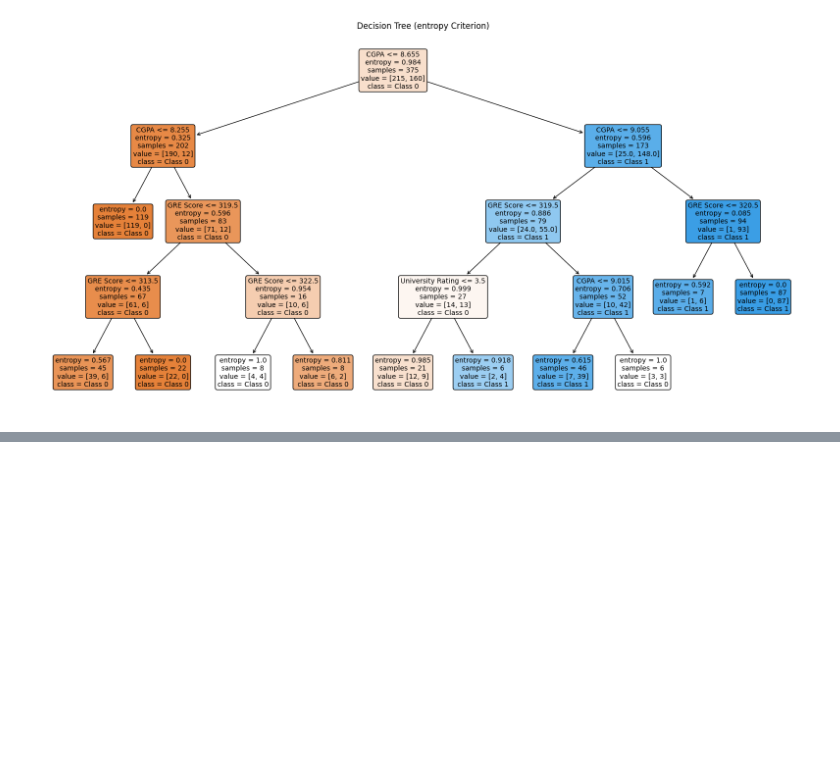
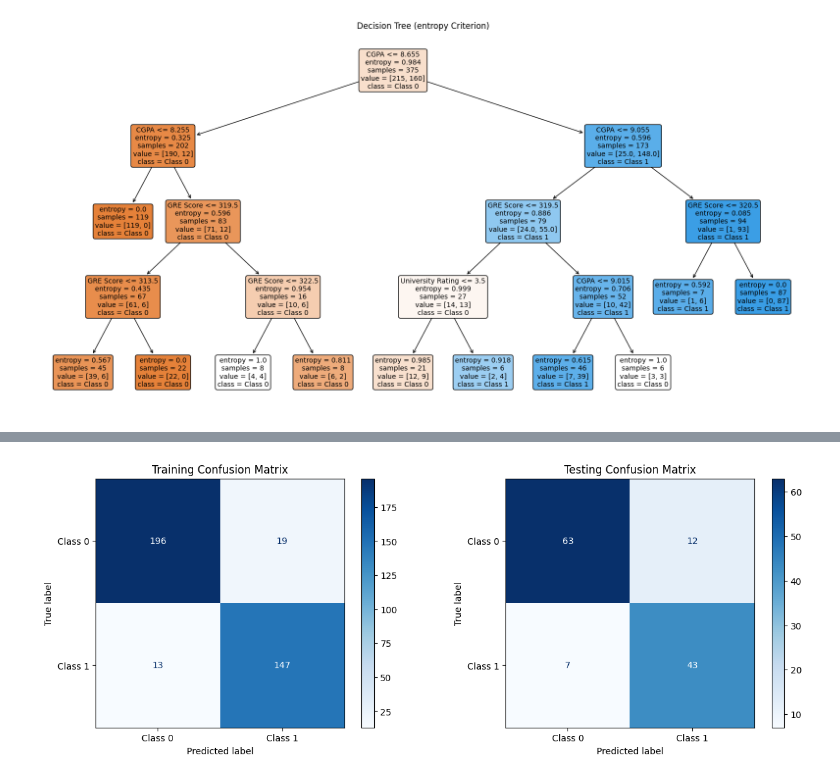
Before and after one commit to 22ANISH/SPPU_TE_IT_ML_CODES, a Jupyter notebook: ASS 3.ipynb, the cells around one changed output, grey strips where cells are left out. Saved outputs shown, nothing was run; the diff lists cells and outputs as text; code cells hidden in the pictures; blank space fills up the shorter version.

```diff
--- a/ASS 3.ipynb
+++ b/ASS 3.ipynb
@@ -240,3 +253,83 @@ weighted avg       0.91      0.91      0.91       375
 weighted avg       0.87      0.87      0.87       125
 [figure]
 [figure]
+# %%
+import numpy as np
+import pandas as pd
+import matplotlib.pyplot as plt
+from sklearn.model_selection import train_test_split
+from sklearn.tree import DecisionTreeClassifier, plot_tree
+from sklearn.metrics import classification_report, accuracy_score, confusion_matrix, ConfusionMatrixDisplay
+
+# Load and preprocess the data
+df = pd.read_csv('./Admission_Predict_Ver1.1.csv')
+df = df.drop('Serial No.', axis=1)
+df['Chance of Admit '] = [1 if each > 0.75 else 0 for each in df['Chance of Admit ']]  # Binarize target variable
+
+# Features and target
+x = df[['GRE Score', 'University Rating', 'CGPA']]
+y = df['Chance of Admit ']
+
+# Split data into train and test sets
+x_train, x_test, y_train, y_test = train_test_split(x, y, test_size=0.25, random_state=12)
+
+# Function to train and evaluate the decision tree model
+def train_and_evaluate_pruned(criterion, x_train, y_train, x_test, y_test):
+    model = DecisionTreeClassifier(
+        criterion=criterion,
+        max_depth=4,
+        min_samples_split=10,
+        min_samples_leaf=5,
+        random_state=14
+    )
+    model.fit(x_train, y_train)
+
+    # Predictions
+    y_train_pred = model.predict(x_train)
+    y_test_pred = model.predict(x_test)
+
+    # Metrics
+    train_accuracy = accuracy_score(y_train, y_train_pred)
+    test_accuracy = accuracy_score(y_test, y_test_pred)
+    train_report = classification_report(y_train, y_train_pred)
+    test_report = classification_report(y_test, y_test_pred)
+
+    return {
+        "criterion": criterion,
+        "model": model,
+        "train_accuracy": train_accuracy,
+        "test_accuracy": test_accuracy,
+        "train_report": train_report,
+        "test_report": test_report
+    }
+
+# Function to display evaluation results and confusion matrices
+def display_results(results, x_train, y_train, x_test, y_test):
+    print(f"Criterion: {results['criterion']}")
+    print(f"Training Accuracy: {results['train_accuracy']}")
+    print(f"Testing Accuracy: {results['test_accuracy']}")
+    print("\nTraining Classification Report:\n", results['train_report'])
+    print("\nTesting Classification Report:\n", results['test_report'])
+
+    # Confusion Matrices
+    fig, ax = plt.subplots(1, 2, figsize=(15, 5))
+    ConfusionMatrixDisplay.from_estimator(results['model'], x_train, y_train, ax=ax[0], display_labels=['Class 0', 'Class 1'], cmap='Blues')
+    ax[0].set_title("Training Confusion Matrix")
+    ConfusionMatrixDisplay.from_estimator(results['model'], x_test, y_test, ax=ax[1], display_labels=['Class 0', 'Class 1'], cmap='Blues')
+    ax[1].set_title("Testing Confusion Matrix")
+    plt.show()
+
+    # Plot decision tree
+    plt.figure(figsize=(20, 10))
+    plot_tree(results['model'], filled=True, feature_names=x_train.columns, class_names=['Class 0', 'Class 1'], rounded=True)
+    plt.title(f"Decision Tree ({results['criterion']} Criterion)")
+    plt.show()
+
+# Train and evaluate with Gini index
+pruned_gini_results = train_and_evaluate_pruned('gini', x_train, y_train, x_test, y_test)
+display_results(pruned_gini_results, x_train, y_train, x_test, y_test)
+
+# Train and evaluate with Entropy
+pruned_entropy_results = train_and_evaluate_pruned('entropy', x_train, y_train, x_test, y_test)
+display_results(pruned_entropy_results, x_train, y_train, x_test, y_test)
+# %% [output]
@@ -242,0 +353 @@ weighted avg       0.87      0.87      0.87       125
+[figure, added]
```
Also changed, not shown: parts of 14 cells of this notebook.
